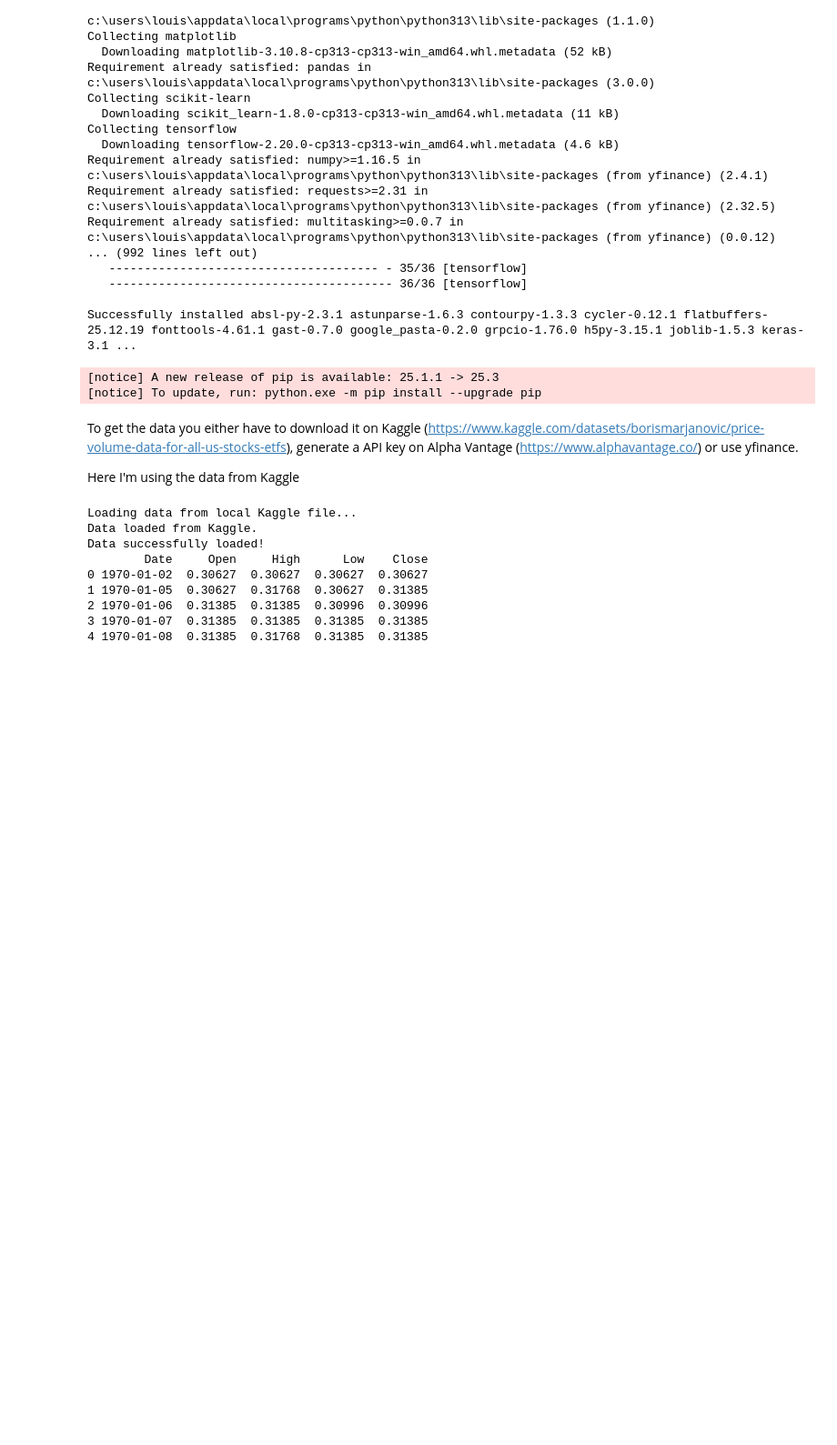
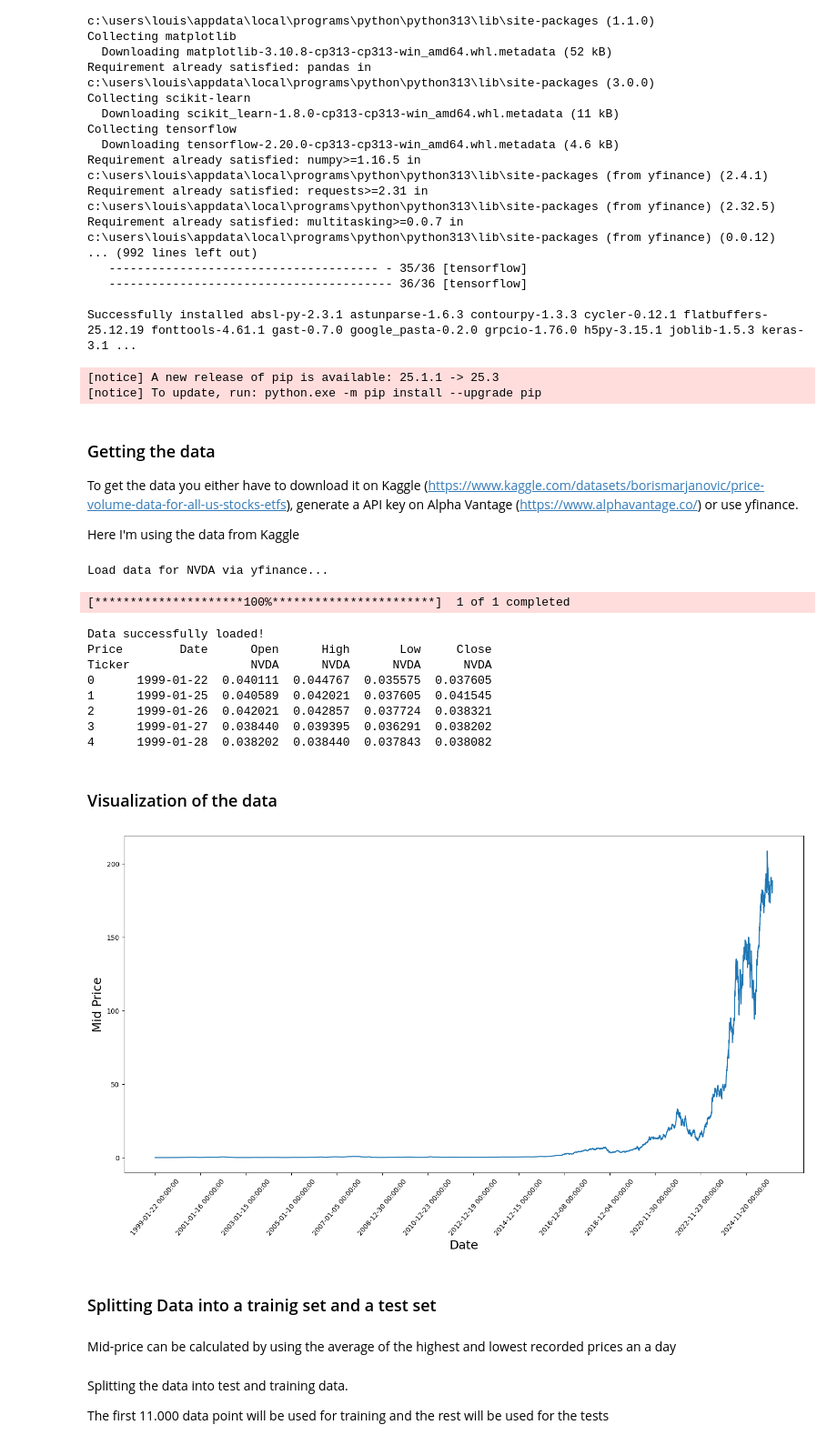
Before and after one commit to mlrlouis/Stock-Market-Prediction, a Jupyter notebook: stock_market.ipynb, the cells around one changed output. Shown at 91% size. Drawn from its saved outputs; the diff is of its cells as text; code cells hidden in the pictures; blank space fills up the shorter version.

Commit message:
data visualization and splitting data

```diff
--- a/stock_market.ipynb
+++ b/stock_market.ipynb
@@ -36,18 +36,20 @@ import tensorflow as tf
 import yfinance as yf
 from sklearn.preprocessing import MinMaxScaler
 # %% [markdown]
+### Getting the data
+
 To get the data you either have to download it on Kaggle (https://www.kaggle.com/datasets/borismarjanovic/price-volume-data-for-all-us-stocks-etfs), generate a API key on Alpha Vantage (https://www.alphavantage.co/) or use yfinance.
 
 Here I'm using the data from Kaggle
 # %%
 # Getting my data from Kaggle
 
-data_source = 'kaggle'
-# data_source = 'alphavantage'
-# data_source = 'yfinance'
+#data_source = 'kaggle'
+#data_source = 'alphavantage'
+data_source = 'yfinance'
 
 # Amarican Airlines stock market prices
-ticker = "AAL"
+ticker = "NVDA"
 
 if data_source == 'alphavantage':
         print("Load data via Alpha Vantage API...")
@@ -118,12 +120,28 @@ if not df.empty:
 else:
         print("ATTENTION: DataFrame is empty. Please check the data source!")
 # %% [output]
-Loading data from local Kaggle file...
-Data loaded from Kaggle.
-Data successfully loaded!
-        Date     Open     High      Low    Close
-0 1970-01-02  0.30627  0.30627  0.30627  0.30627
-1 1970-01-05  0.30627  0.31768  0.30627  0.31385
-2 1970-01-06  0.31385  0.31385  0.30996  0.30996
-3 1970-01-07  0.31385  0.31385  0.31385  0.31385
-4 1970-01-08  0.31385  0.31768  0.31385  0.31385
+Load data for NVDA via yfinance...
+[*********************100%***********************]  1 of 1 completed
+Data successfully loaded!
+Price        Date      Open      High       Low     Close
+Ticker                 NVDA      NVDA      NVDA      NVDA
+0      1999-01-22  0.040111  0.044767  0.035575  0.037605
+1      1999-01-25  0.040589  0.042021  0.037605  0.041545
+2      1999-01-26  0.042021  0.042857  0.037724  0.038321
+3      1999-01-27  0.038440  0.039395  0.036291  0.038202
+4      1999-01-28  0.038202  0.038440  0.037843  0.038082
+# %% [markdown]
+### Visualization of the data
+# %%
+plt.figure(figsize=(18, 9))
+plt.plot(range(df.shape[0]),(df['Low']+df['High'])/2.0)
+plt.xticks(range(0,df.shape[0],500), df['Date'].loc[::500], rotation=50)
+plt.xlabel('Date', fontsize=18)
+plt.ylabel('Mid Price', fontsize=18)
+plt.show()
+# %% [output]
+[figure, added]
+# %% [markdown]
+### Splitting Data into a trainig set and a test set
+# %% [markdown]
+Mid-price can be calculated by using the average of the highest and lowest recorded prices an a day
@@ -129,0 +152,4 @@ Data successfully loaded!
+# %% [markdown]
+Splitting the data into test and training data.
+
+The first 11.000 data point will be used for training and the rest will be used for the tests
```
Also changed, not shown: parts of 2 cells of this notebook.
